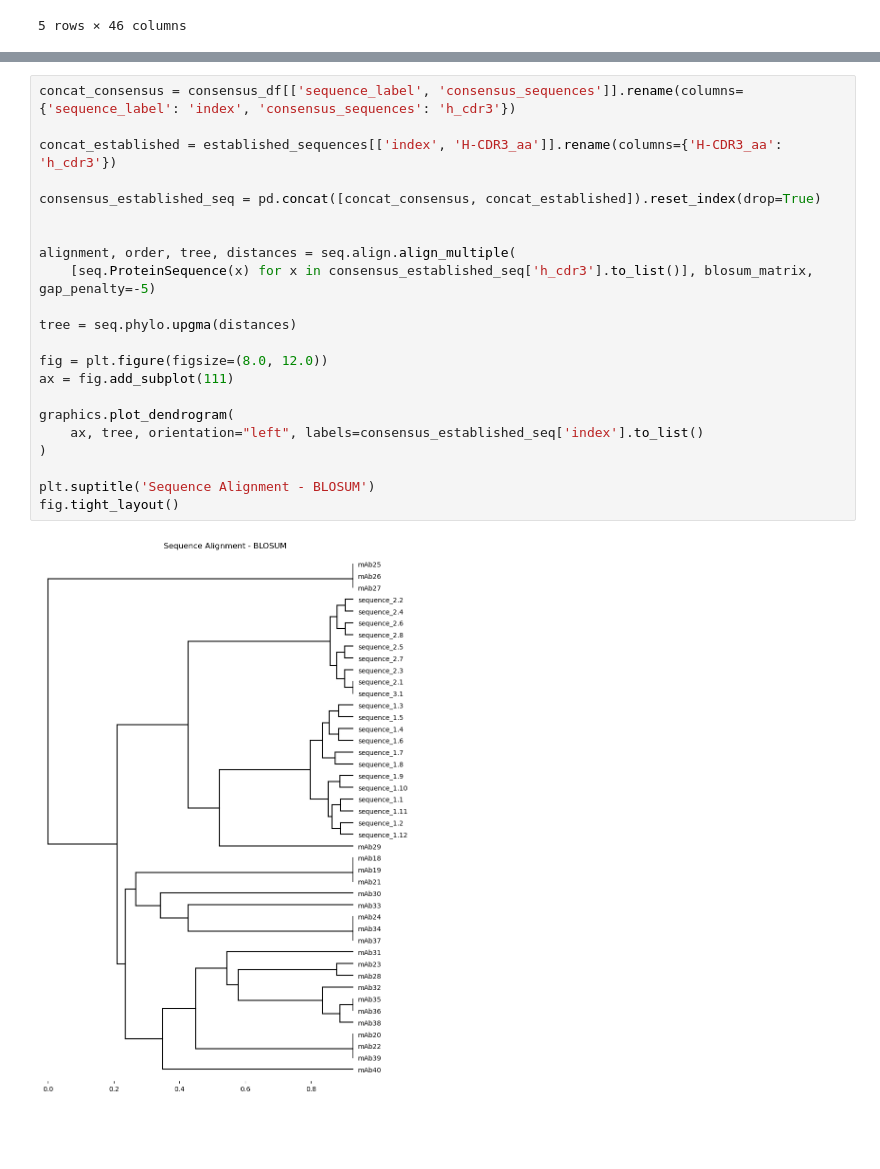
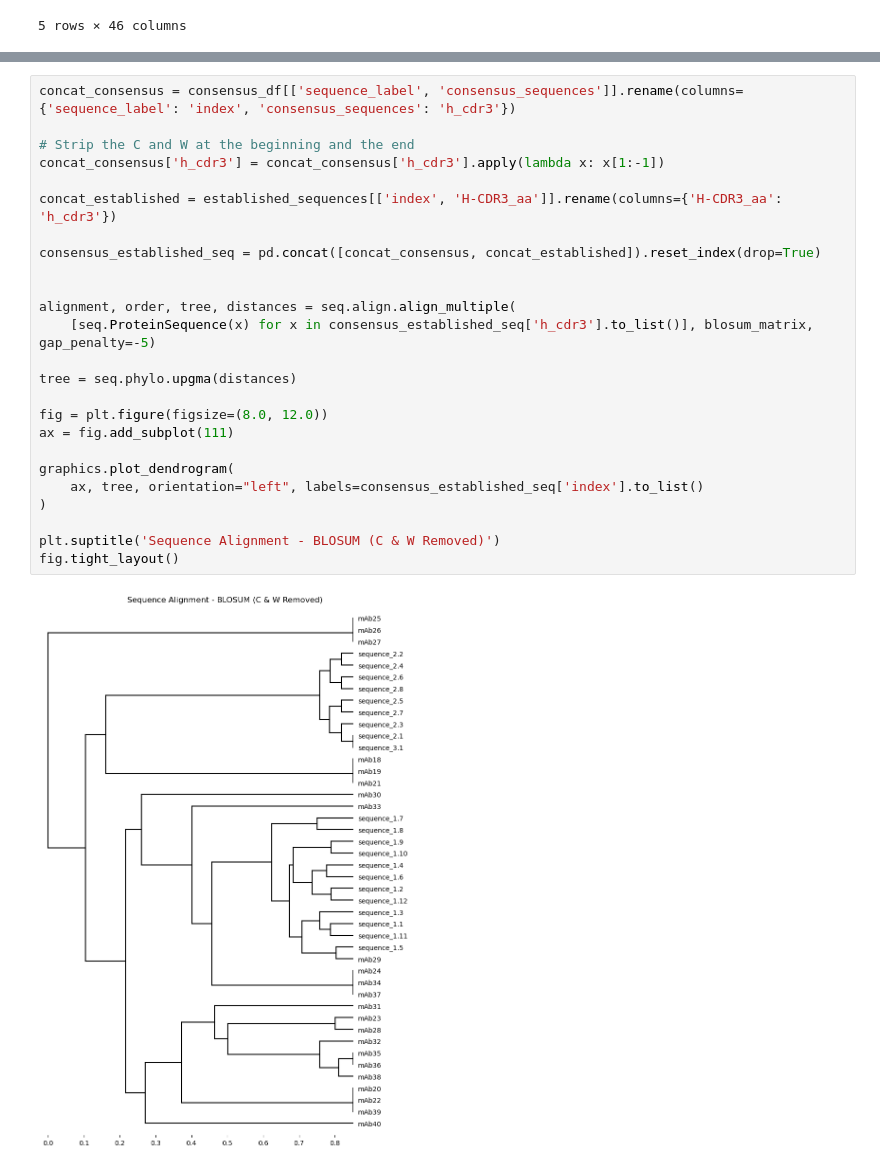
Before and after one commit to wkwong-henlix/10X_bcr_sequence_analysis, a Jupyter notebook: ILT4/set1_10062022/set1.ipynb, the cells around one changed output, grey strips where cells are left out. Cells and saved outputs as stored; diff of their text form; blank space fills up the shorter version.

```diff
--- a/ILT4/set1_10062022/set1.ipynb
+++ b/ILT4/set1_10062022/set1.ipynb
@@ -610,27 +557,30 @@ sns.histplot(chains['h_cdr3'].apply(len))
 # %%
 concat_consensus = consensus_df[['sequence_label', 'consensus_sequences']].rename(columns={'sequence_label': 'index', 'consensus_sequences': 'h_cdr3'})
+
+# Strip the C and W at the beginning and the end
+concat_consensus['h_cdr3'] = concat_consensus['h_cdr3'].apply(lambda x: x[1:-1])
 
 concat_established = established_sequences[['index', 'H-CDR3_aa']].rename(columns={'H-CDR3_aa': 'h_cdr3'})
 
 consensus_established_seq = pd.concat([concat_consensus, concat_established]).reset_index(drop=True)
 
 
 alignment, order, tree, distances = seq.align.align_multiple(
     [seq.ProteinSequence(x) for x in consensus_established_seq['h_cdr3'].to_list()], blosum_matrix, gap_penalty=-5)
 
 tree = seq.phylo.upgma(distances)
 
 fig = plt.figure(figsize=(8.0, 12.0))
 ax = fig.add_subplot(111)
 
 graphics.plot_dendrogram(
     ax, tree, orientation="left", labels=consensus_established_seq['index'].to_list()
 )
 
-plt.suptitle('Sequence Alignment - BLOSUM')
+plt.suptitle('Sequence Alignment - BLOSUM (C & W Removed)')
 fig.tight_layout()
 # %% [output]
-[figure, old version]
+[figure, new version]
 # %%
 consensus_establish_dist_ld = distance_matrix(consensus_established_seq['h_cdr3'])
 
```
Also changed, not shown: parts of 15 cells of this notebook, 3 other files.
